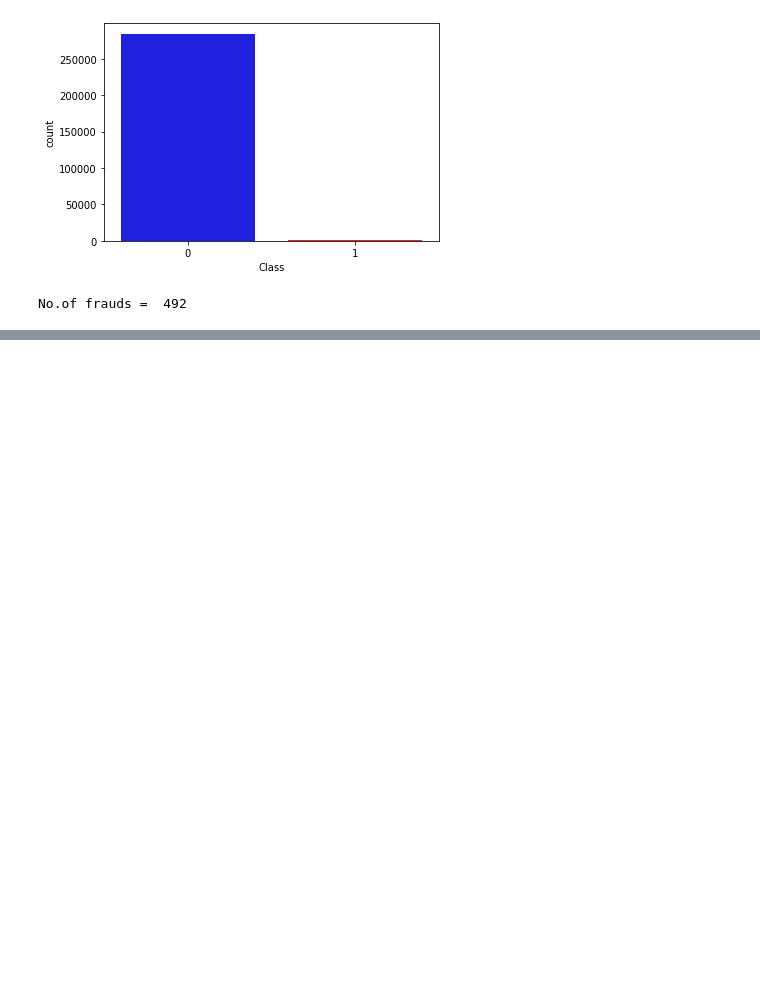
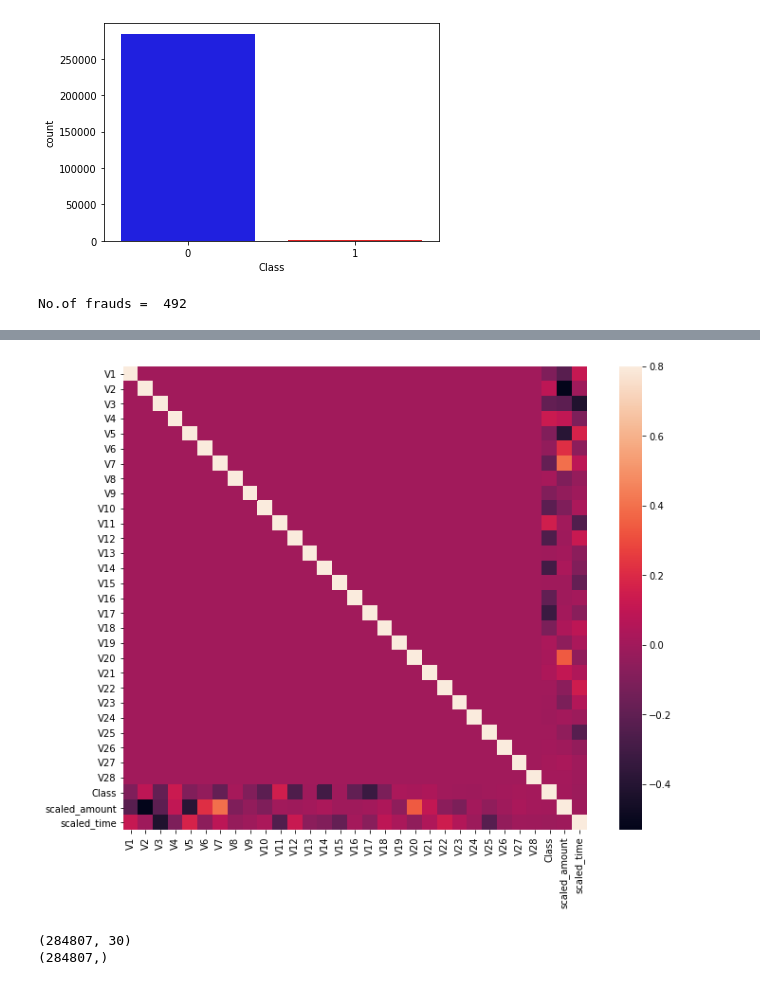
Before and after one commit to ApoorvaNamala/Credit-Card-Fraud-Detection, a Jupyter notebook: CreditCardFraudDetection.ipynb, the cells around one changed output, grey strips where cells are left out. Cells and saved outputs as stored; diff of their text form; code cells hidden in the pictures; blank space fills up the shorter version.

```diff
--- a/CreditCardFraudDetection.ipynb
+++ b/CreditCardFraudDetection.ipynb
@@ -88,0 +125,8 @@ No.of frauds =  492
+# %%
+rob_scaler = RobustScaler()
+data['scaled_amount'] = rob_scaler.fit_transform(data['Amount'].values.reshape(-1,1))
+# %%
+data['scaled_time'] = rob_scaler.fit_transform(data['Time'].values.reshape(-1,1))
+# %%
+data.drop(['Time','Amount'], axis=1, inplace=True)
+data.head()
@@ -88,0 +140,15 @@ No.of frauds =  492
+# %%
+corrmat = data.corr()
+fig = plt.figure(figsize = (12, 9))
+sns.heatmap(corrmat, vmax = .8, square = True)
+plt.show()
+# %% [output]
+[figure, added]
+# %%
+X = data.drop(['Class'], axis = 1)
+Y = data["Class"]
+print(X.shape)
+print(Y.shape)
+# %% [output]
+(284807, 30)
+(284807,)
```
Also changed, not shown: parts of 24 cells of this notebook.
